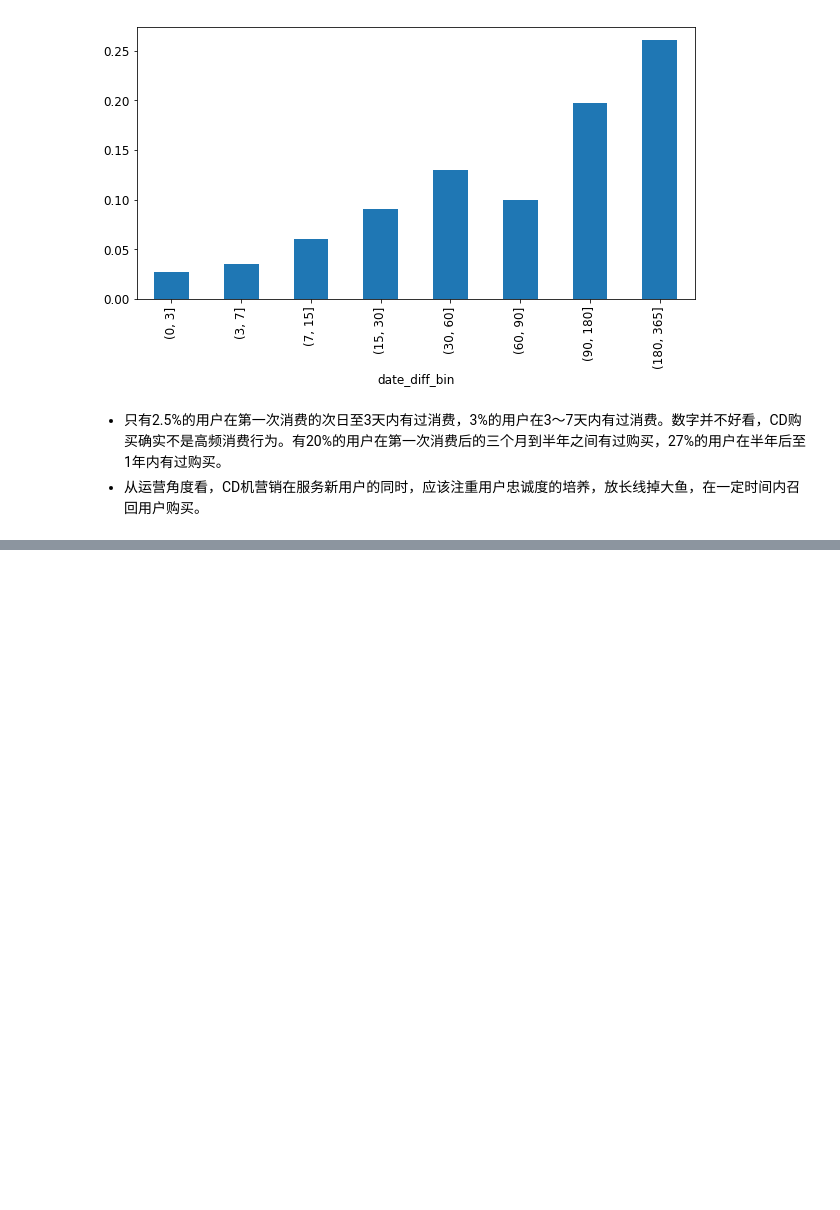
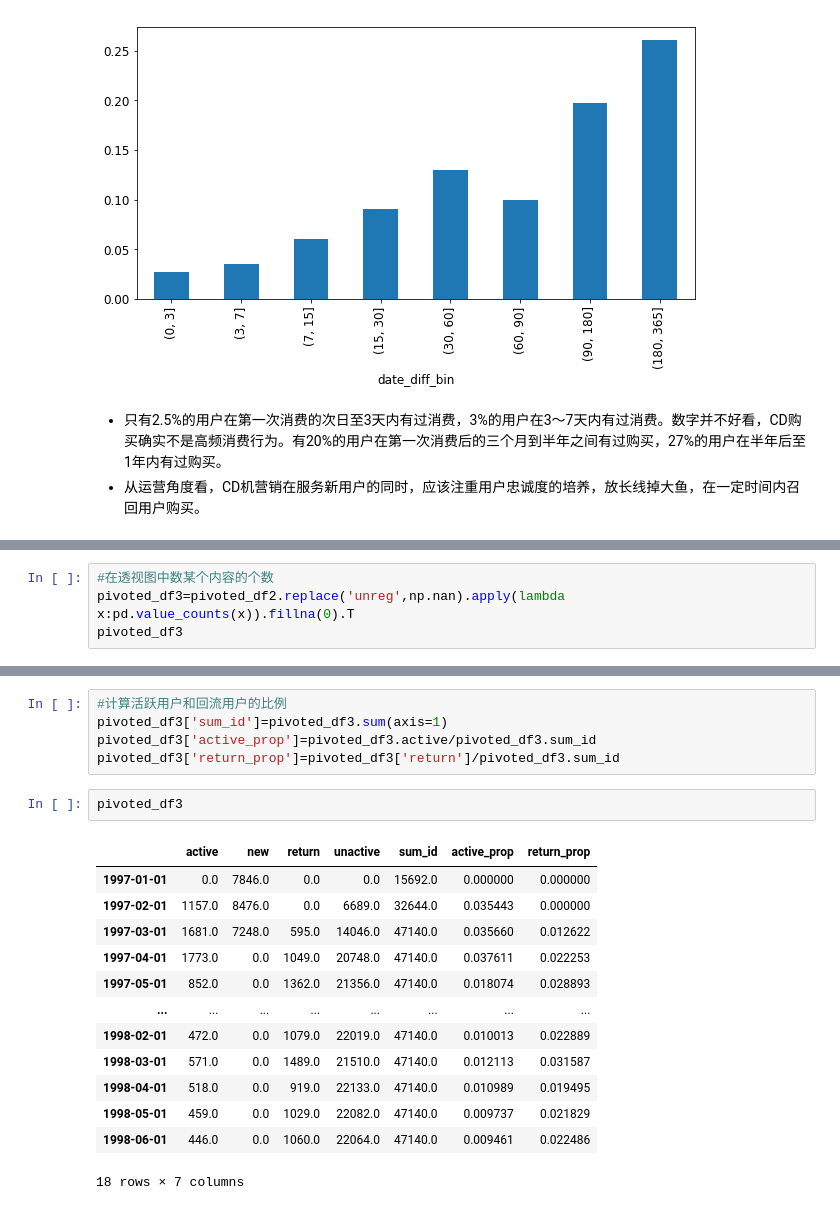
Before and after one commit to Hanryfeng/DataAnalysis, a Jupyter notebook: CDNOW.ipynb, the cells around one changed output, grey strips where cells are left out. Drawn from its saved outputs; the diff is of its cells as text; blank space fills up the shorter version.

```diff
--- a/CDNOW.ipynb
+++ b/CDNOW.ipynb
@@ -706,0 +793,4 @@ id
+# %%
+#在透视图中数某个内容的个数
+pivoted_df3=pivoted_df2.replace('unreg',np.nan).apply(lambda x:pd.value_counts(x)).fillna(0).T
+pivoted_df3
@@ -706,0 +811,21 @@ id
+# %%
+#计算活跃用户和回流用户的比例
+pivoted_df3['sum_id']=pivoted_df3.sum(axis=1)
+pivoted_df3['active_prop']=pivoted_df3.active/pivoted_df3.sum_id
+pivoted_df3['return_prop']=pivoted_df3['return']/pivoted_df3.sum_id
+# %%
+pivoted_df3
+# %% [output]
+|  | active | new | return | unactive | sum_id | active_prop | return_prop |
+| 1997-01-01 | 0.0 | 7846.0 | 0.0 | 0.0 | 15692.0 | 0.000000 | 0.000000 |
+| 1997-02-01 | 1157.0 | 8476.0 | 0.0 | 6689.0 | 32644.0 | 0.035443 | 0.000000 |
+| 1997-03-01 | 1681.0 | 7248.0 | 595.0 | 14046.0 | 47140.0 | 0.035660 | 0.012622 |
+| 1997-04-01 | 1773.0 | 0.0 | 1049.0 | 20748.0 | 47140.0 | 0.037611 | 0.022253 |
+| 1997-05-01 | 852.0 | 0.0 | 1362.0 | 21356.0 | 47140.0 | 0.018074 | 0.028893 |
+| ... | ... | ... | ... | ... | ... | ... | ... |
+| 1998-02-01 | 472.0 | 0.0 | 1079.0 | 22019.0 | 47140.0 | 0.010013 | 0.022889 |
+| 1998-03-01 | 571.0 | 0.0 | 1489.0 | 21510.0 | 47140.0 | 0.012113 | 0.031587 |
+| 1998-04-01 | 518.0 | 0.0 | 919.0 | 22133.0 | 47140.0 | 0.010989 | 0.019495 |
+| 1998-05-01 | 459.0 | 0.0 | 1029.0 | 22082.0 | 47140.0 | 0.009737 | 0.021829 |
+| 1998-06-01 | 446.0 | 0.0 | 1060.0 | 22064.0 | 47140.0 | 0.009461 | 0.022486 |
+18 rows × 7 columns
```
Also changed, not shown: parts of 8 cells of this notebook.
